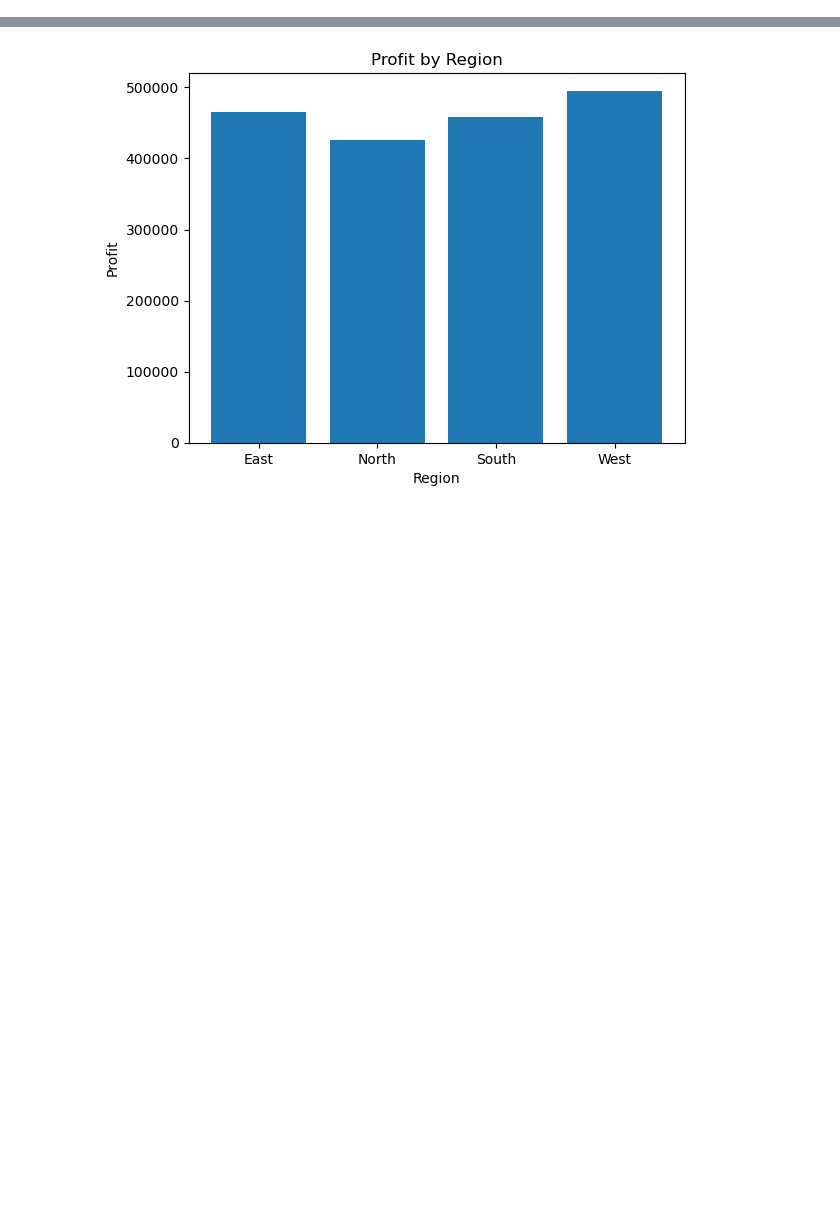
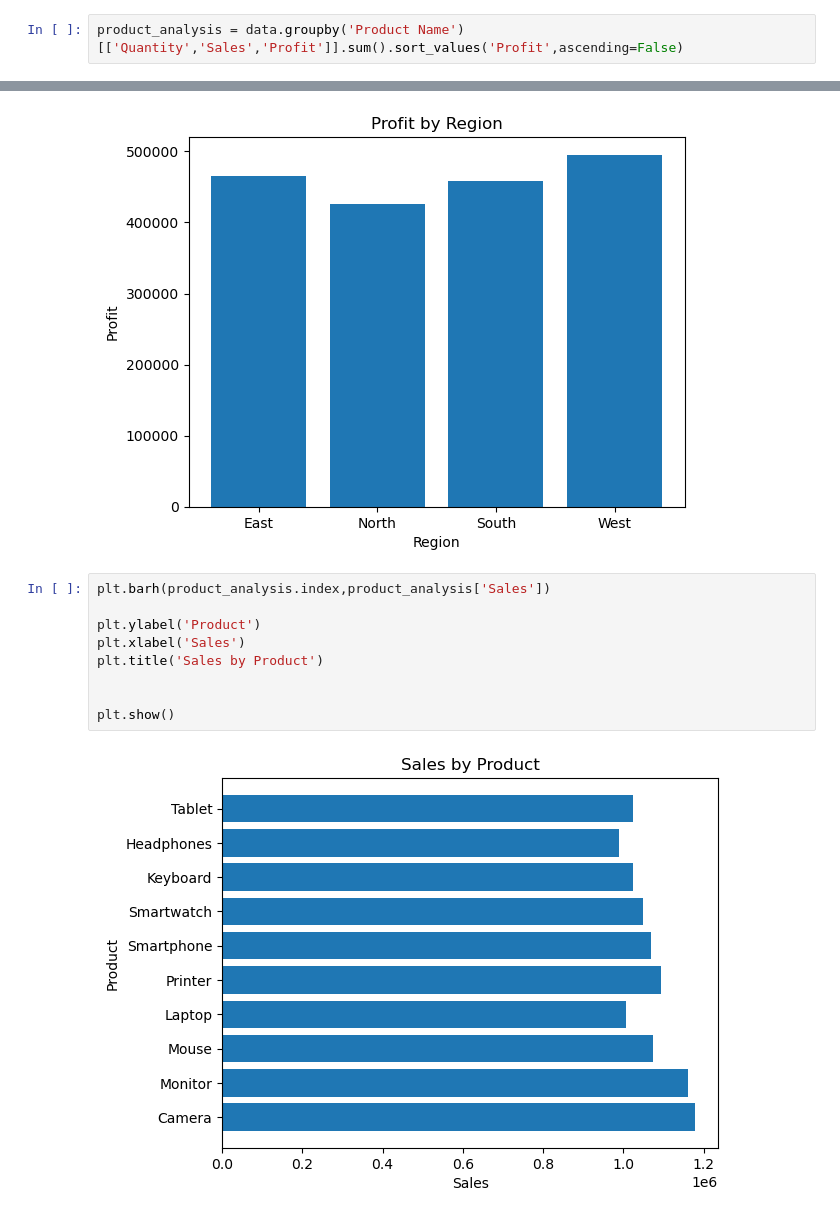
Before and after one commit to khushigupta89790/ecommerce-sales-analysis, a Jupyter notebook: ecommerce_sales_analysis.ipynb, the cells around one changed output, grey strips where cells are left out. Saved outputs shown, nothing was run; the diff lists cells and outputs as text; blank space fills up the shorter version.

Commit message:
Add product visualizations and monthly sales-profit trend analysis

```diff
--- a/ecommerce_sales_analysis.ipynb
+++ b/ecommerce_sales_analysis.ipynb
@@ -212,6 +212,8 @@ data.groupby('Product Name')[['Quantity','Sales','Profit']].sum().sort_values('P
 | Keyboard | 1684 | 1024507 | 175814.68 |
 | Headphones | 1604 | 988638 | 172478.20 |
 | Tablet | 1733 | 1023928 | 167505.01 |
+# %%
+product_analysis = data.groupby('Product Name')[['Quantity','Sales','Profit']].sum().sort_values('Profit',ascending=False)
 # %% [markdown]
 ### 10. Monthly Sales and Profit Analysis
 # %%
@@ -318,3 +321,14 @@ plt.title('Profit by Region')
 plt.show()
 # %% [output]
 [figure]
+# %%
+plt.barh(product_analysis.index,product_analysis['Sales'])
+
+plt.ylabel('Product')
+plt.xlabel('Sales')
+plt.title('Sales by Product')
+
+
+plt.show()
+# %% [output]
+[figure, added]
```
Also changed, not shown: parts of 4 cells of this notebook.
